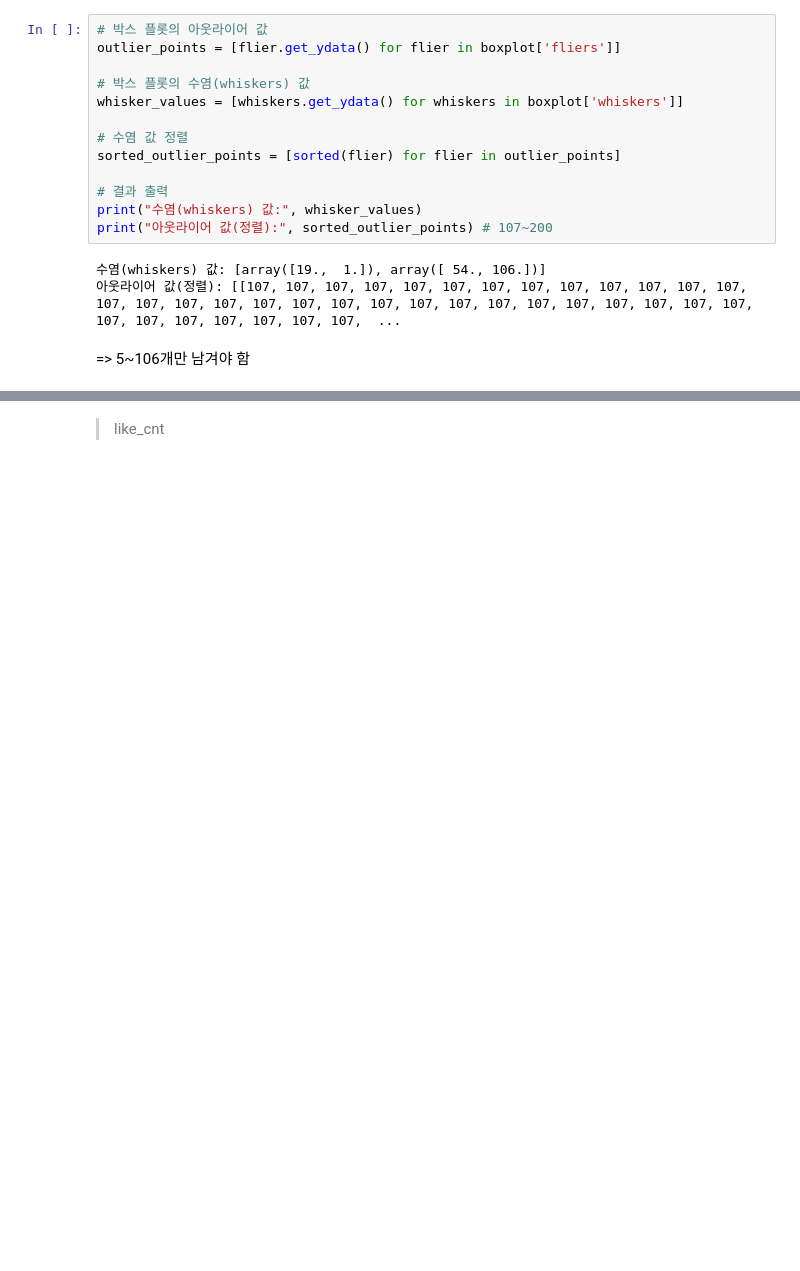
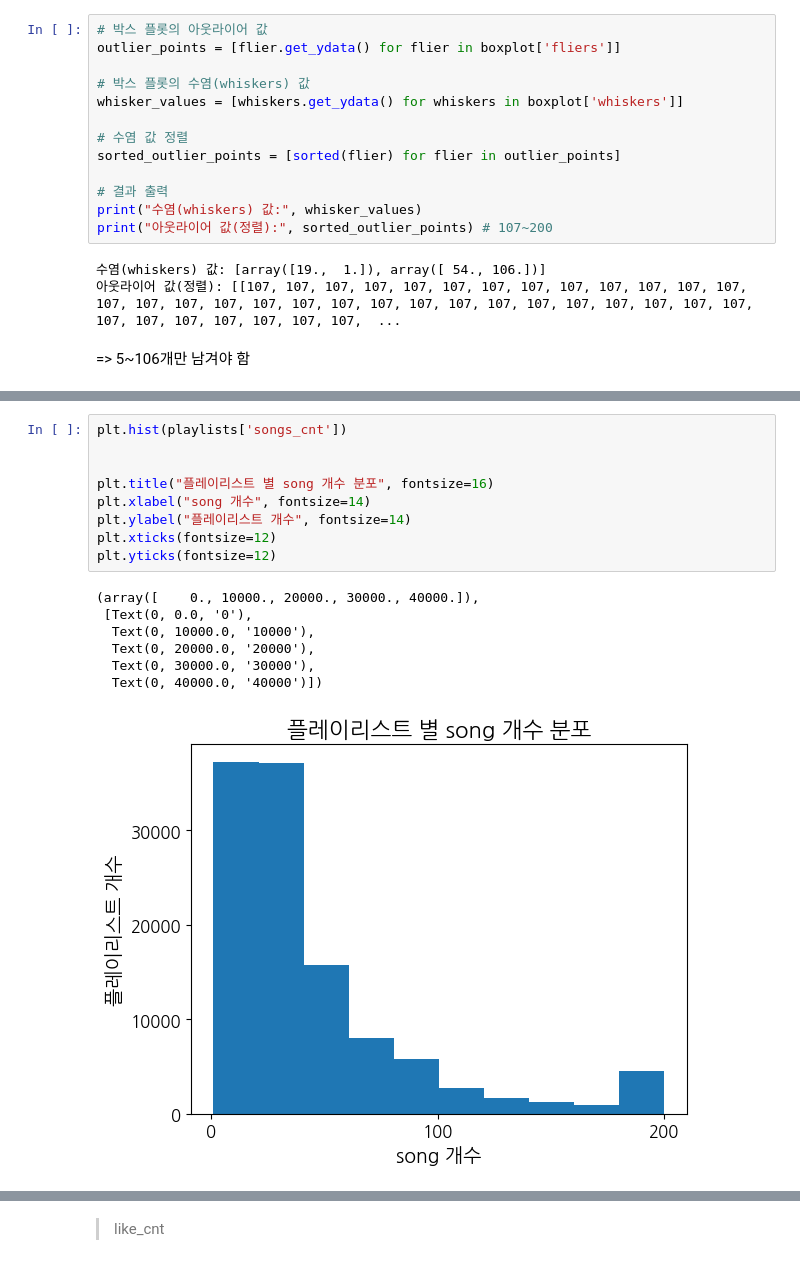
Before and after one commit to pulpo125/AIPlayer_Pling, a Jupyter notebook: 1_analysis/2_EDA.ipynb, the cells around one changed output, grey strips where cells are left out. Drawn from its saved outputs; the diff is of its cells as text; blank space fills up the shorter version.

```diff
--- a/1_analysis/2_EDA.ipynb
+++ b/1_analysis/2_EDA.ipynb
@@ -490,0 +433,17 @@ print("아웃라이어 값(정렬):", sorted_outlier_points) # 107~200
+# %%
+plt.hist(playlists['songs_cnt'])
+
+
+plt.title("플레이리스트 별 song 개수 분포", fontsize=16)
+plt.xlabel("song 개수", fontsize=14)
+plt.ylabel("플레이리스트 개수", fontsize=14)
+plt.xticks(fontsize=12)
+plt.yticks(fontsize=12)
+# %% [output]
+(array([    0., 10000., 20000., 30000., 40000.]),
+ [Text(0, 0.0, '0'),
+  Text(0, 10000.0, '10000'),
+  Text(0, 20000.0, '20000'),
+  Text(0, 30000.0, '30000'),
+  Text(0, 40000.0, '40000')])
+[figure, added]
```
Also changed, not shown: parts of 35 cells of this notebook, 2 other files.
